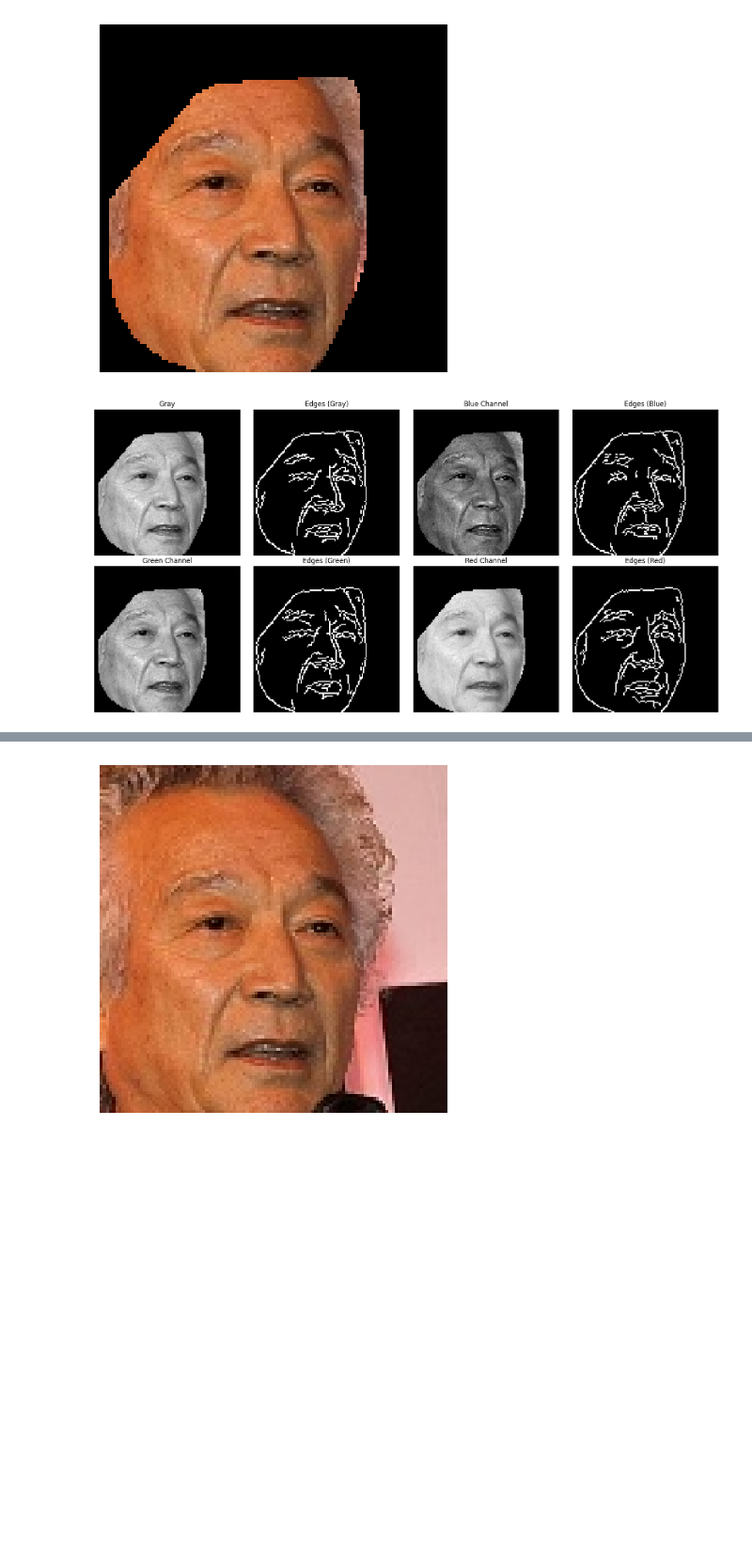
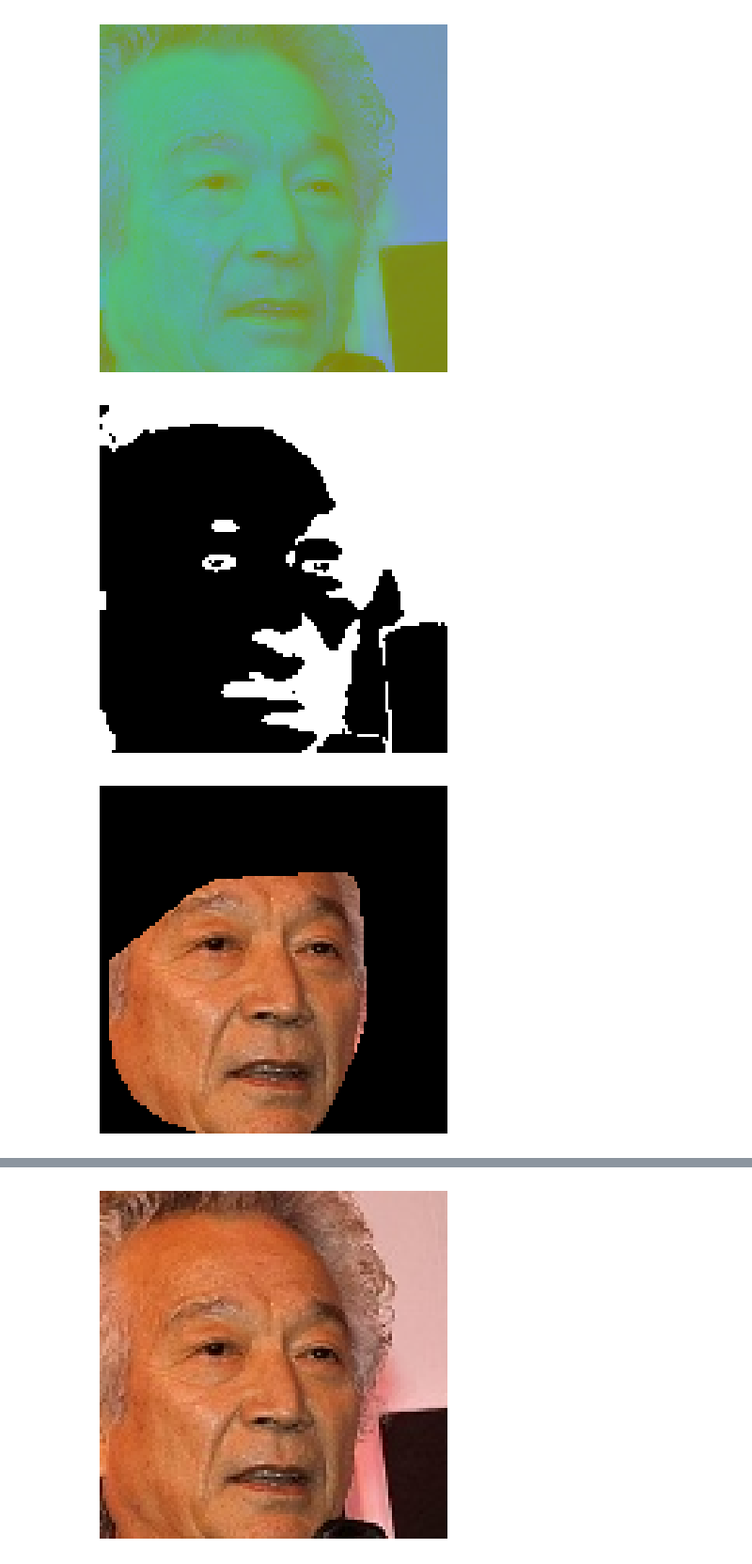
Before and after one commit to Yoonjeongyoon/face_id, a Jupyter notebook: palm_print_extraction.ipynb, the cells around one changed output, grey strips where cells are left out. Shown at 94% size. Cells and saved outputs as stored; diff of their text form; code cells hidden in the pictures; blank space fills up the shorter version.

Commit message:
add image corruption

```diff
--- a/palm_print_extraction.ipynb
+++ b/palm_print_extraction.ipynb
@@ -15,6 +15,18 @@ plt.axis("off")
 plt.show()
 
 
+ycrcb=cv2.cvtColor(img, cv2.COLOR_BGR2YCrCb)
+img_view = cv2.cvtColor(ycrcb, cv2.COLOR_BGR2RGB)
+plt.imshow(img_view)
+plt.axis("off")
+plt.show()
+
+Skin_Area = cv2.inRange(ycrcb, (0, 140, 90), (255, 160, 120))
+img_view = cv2.cvtColor(Skin_Area, cv2.COLOR_BGR2RGB)
+plt.imshow(img_view)
+plt.axis("off")
+plt.show()
+
 
 rect = dlib.rectangle(0, 0, img.shape[1], img.shape[0])
 shape = predictor(gray, rect)
@@ -27,15 +39,8 @@ min_y = np.min(hull_points[:, 1])
 offset = int(0.1 * img.shape[0])
 
 
-adjusted_points = []
-for point in hull_points:
-    if point[1] - min_y < 20:
-        adjusted_points.append([point[0], max(0, point[1] - offset)])
-    else:
-        adjusted_points.append(point.tolist())
 
-
-adjusted_hull = np.array(adjusted_points, dtype=np.int32)
+adjusted_hull = np.array(hull_points, dtype=np.int32)
 adjusted_hull = cv2.convexHull(adjusted_hull)
 
 
@@ -61,32 +66,33 @@ edges_blue = cv2.Canny(blue_channel, 100, 200)
 edges_green = cv2.Canny(green_channel, 100, 200)
 edges_red = cv2.Canny(red_channel, 100, 200)
 
 images = [
     ("Gray", gray),
     ("Edges (Gray)", edges_gray),
     ("Blue Channel", blue_channel),
     ("Edges (Blue)", edges_blue),
     ("Green Channel", green_channel),
     ("Edges (Green)", edges_green),
     ("Red Channel", red_channel),
     ("Edges (Red)", edges_red)
 ]
 
 
 plt.figure(figsize=(16, 8))
 for i, (title, image) in enumerate(images):
     plt.subplot(2, 4, i+1)
 
     if len(image.shape) == 2:
         plt.imshow(image, cmap='gray')
     else:
 
         plt.imshow(cv2.cvtColor(image, cv2.COLOR_BGR2RGB))
     plt.title(title)
     plt.axis("off")
 plt.tight_layout()
 plt.show()
 # %% [output]
 [figure]
-[figure, old version]
+[figure, new version]
-[figure, old version]
+[figure, new version]
+[figure, added]
```
Also changed, not shown: parts of 2 cells of this notebook, 12 other files.
